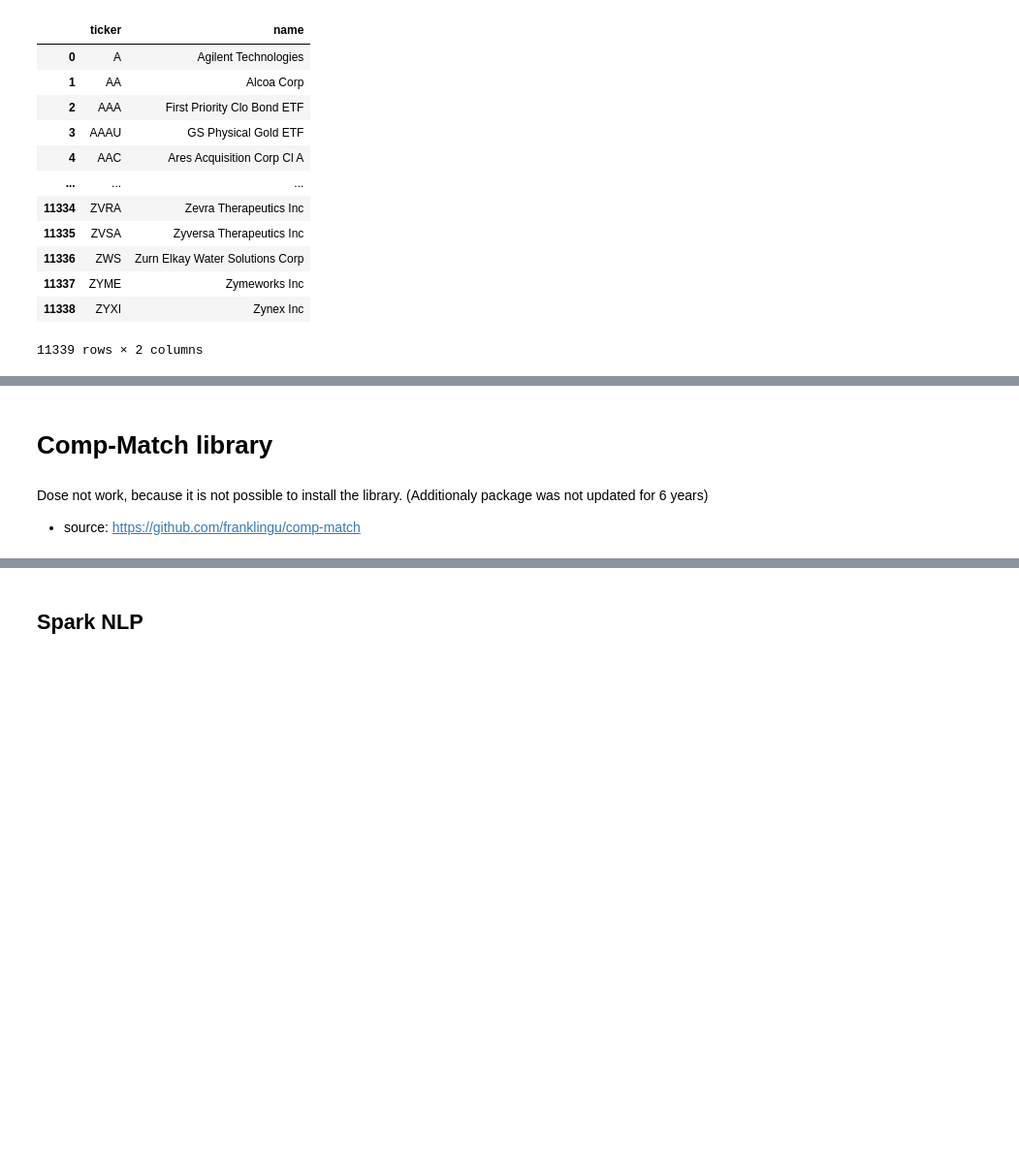
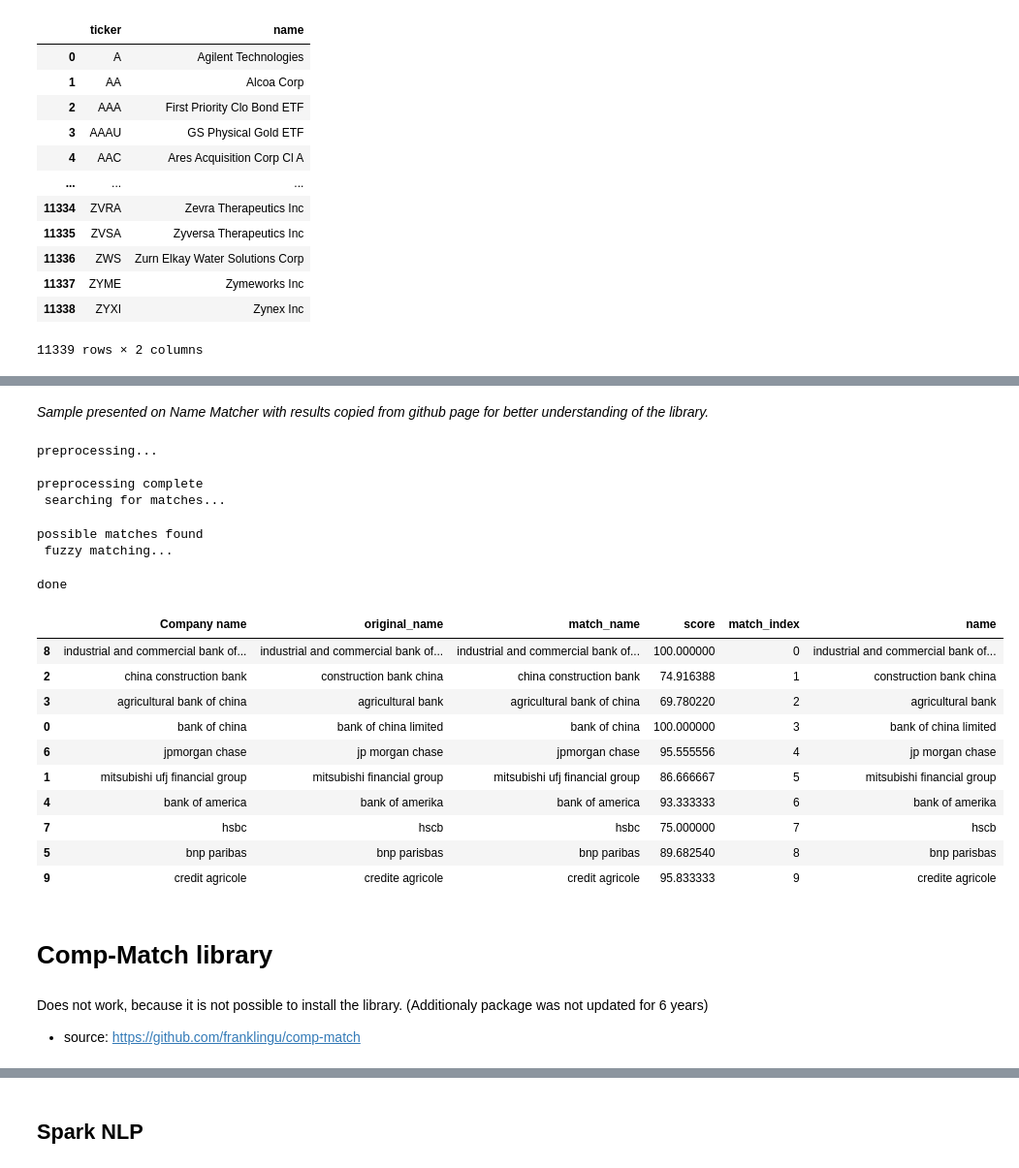
Before and after one commit to vaclavstibor/NSZZ031, a Jupyter notebook: ipynbs/company-name-to-symbol-linking/name-matching.ipynb, the cells around one changed output, grey strips where cells are left out. Shown at 97% size. Drawn from its saved outputs; the diff is of its cells as text; code cells hidden in the pictures; blank space fills up the shorter version.

Commit message:
update entity-linking and name-matching

```diff
--- a/ipynbs/company-name-to-symbol-linking/name-matching.ipynb
+++ b/ipynbs/company-name-to-symbol-linking/name-matching.ipynb
@@ -361,7 +450,82 @@ done
+# %% [markdown]
+*Sample presented on Name Matcher with results copied from github page for better understanding of the library.*
+# %%
+import pandas as pd
+from name_matching.name_matcher import NameMatcher
+
+# define a dataset with bank names
+df_companies_a = pd.DataFrame({'Company name': [
+        'Industrial and Commercial Bank of China Limited',
+        'China Construction Bank',
+        'Agricultural Bank of China',
+        'Bank of China',
+        'JPMorgan Chase',
+        'Mitsubishi UFJ Financial Group',
+        'Bank of America',
+        'HSBC',
+        'BNP Paribas',
+        'Crédit Agricole']})
+
+# alter each of the bank names a bit to test the matching
+df_companies_b = pd.DataFrame({'name': [
+        'Bank of China Limited',
+        'Mitsubishi Financial Group',
+        'Construction Bank China',
+        'Agricultural Bank',
+        'Bank of Amerika',
+        'BNP Parisbas',
+        'JP Morgan Chase',
+        'HSCB',
+        'Industrial and Commercial Bank of China',
+        'Credite Agricole']})
+
+# initialise the name matcher
+matcher = NameMatcher(number_of_matches=1,
+                      legal_suffixes=True,
+                      common_words=False,
+                      top_n=50,
+                      verbose=True)
+
+# adjust the distance metrics to use
+matcher.set_distance_metrics(['bag', 'typo', 'refined_soundex'])
+
+# load the data to which the names should be matched
+matcher.load_and_process_master_data(column='Company name',
+                                     df_matching_data=df_companies_a,
+                                     transform=True)
+
+# perform the name matching on the data you want matched
+matches = matcher.match_names(to_be_matched=df_companies_b,
+                              column_matching='name')
+
+# combine the datasets based on the matches
+combined = pd.merge(df_companies_a, matches, how='left', left_index=True, right_on='match_index')
+combined = pd.merge(combined, df_companies_b, how='left', left_index=True, right_index=True)
+
+display(combined)
+# %% [output]
+preprocessing...
+
+preprocessing complete
+ searching for matches...
+possible matches found
+ fuzzy matching...
+done
+|  | Company name | original_name | match_name | score | match_index | name |
+| 8 | industrial and commercial bank of... | industrial and commercial bank of... | industrial and commercial bank of... | 100.000000 | 0 | industrial and commercial bank of... |
+| 2 | china construction bank | construction bank china | china construction bank | 74.916388 | 1 | construction bank china |
+| 3 | agricultural bank of china | agricultural bank | agricultural bank of china | 69.780220 | 2 | agricultural bank |
+| 0 | bank of china | bank of china limited | bank of china | 100.000000 | 3 | bank of china limited |
+| 6 | jpmorgan chase | jp morgan chase | jpmorgan chase | 95.555556 | 4 | jp morgan chase |
+| 1 | mitsubishi ufj financial group | mitsubishi financial group | mitsubishi ufj financial group | 86.666667 | 5 | mitsubishi financial group |
+| 4 | bank of america | bank of amerika | bank of america | 93.333333 | 6 | bank of amerika |
+| 7 | hsbc | hscb | hsbc | 75.000000 | 7 | hscb |
+| 5 | bnp paribas | bnp parisbas | bnp paribas | 89.682540 | 8 | bnp parisbas |
+| 9 | credit agricole | credite agricole | credit agricole | 95.833333 | 9 | credite agricole |
 # %% [markdown]
 # Comp-Match library
 # %% [markdown]
-Dose not work, because it is not possible to install the library. (Additionaly package was not updated for 6 years)
+Does not work, because it is not possible to install the library. (Additionaly package was not updated for 6 years)
 
 - source: https://github.com/franklingu/comp-match
 # %%
```
Also changed, not shown: parts of 29 cells of this notebook, 2 other files.
